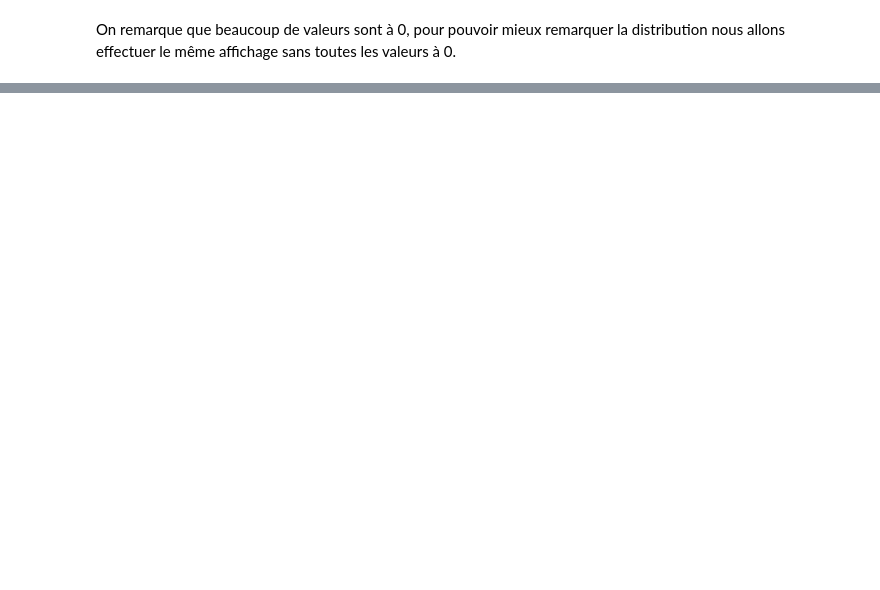
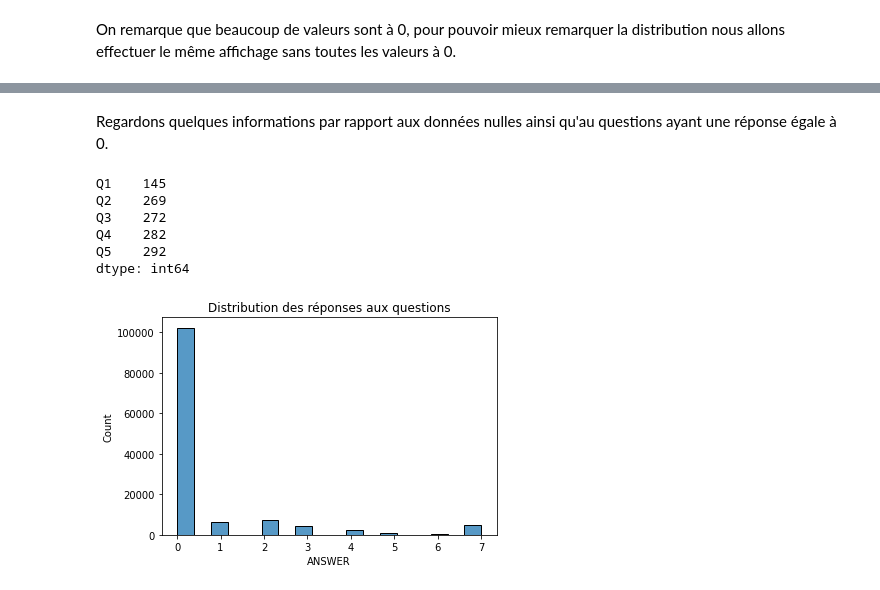
Before and after one commit to moulikatou/Ter_securite_Alimentaire_Miashs, a Jupyter notebook: notebooks/ter.ipynb, the cells around one changed output, grey strips where cells are left out. Cells and saved outputs as stored; diff of their text form; code cells hidden in the pictures; blank space fills up the shorter version.

Commit message:
cleansed everything, juste useful plots

```diff
--- a/notebooks/ter.ipynb
+++ b/notebooks/ter.ipynb
@@ -6,14 +6,12 @@
 # IMPORTS & GLOBAL VARIABLES
 ----
 # %%
-!pip install pyreadstat
-
 import os
 import pandas as pd
 import numpy as np
-import pyreadstat as pt
 
 import matplotlib.pyplot as plt
 import seaborn as sns
 
 path = "/content/drive/MyDrive/COLAB_STUFF/donnees/" # "../TER_M1_MIASHS/donnees/"
+filename = "reduced_named_data.csv"
@@ -97,30 +24,0 @@ new_files = []
-# %%
-for f in files:
-    df = lire(path + f)
-
-    annee = f.split('.')[0].split('_')
-    annee = int(annee[len(annee)-1][:4])
-    df["YEAR"] = annee
-
-    try:
-        df = df.rename(columns={"CODMEN" : "MEN"})
-    except Exception as e:
-        pass
-    df[col["metadata"]] = df[col["metadata"]].astype(int) # convert all columns about location as int
-
-    for i, column in enumerate(["S62Q1_1", "S62Q1_2", "S62Q1_3", "S62Q1_4", "S62Q1_5"]): # rename questions columns
-        df = df.rename(columns={column : col["data"][i]})
-
-    df[col["target"]] = np.nan # initialize CSI column
-    # pour chaque MEN (donc chaque ligne) du dataframe on calcule le CSI réduit
-    # (cf. la fonction "reduced_csi_score(X)")
-    for i in range(df.shape[0]):
-        d = df.iloc[i]
-        d[col["target"]] = reduced_csi_score(d[col["data"]])
-        df.iloc[i] = d
-
-    df = df.loc[:, col_to_keep] # on réduit le dataframe au colonnes voulus
-
-    filename = "donnees_" + str(annee) + ".csv" # nouveau nom de fichier
-    new_files.append(filename) # on stock le nom de fichiers (au cas où)
-    sauver(df, new_path + filename) # on sauvegarde le nouveau dataframe (dans le dossier "formated")
@@ -408,0 +36,5 @@ We'll see if there is any transformation needed in the data, we could also compl
+# %%
+raw_data = pd.read_csv(path + filename)
+raw_data = raw_data.set_index(raw_data.Index.astype(int)).iloc[:, 2:]
+raw_data[col["metadata"][1:]] = raw_data[col["metadata"][1:]].astype(int)
+raw_data.head()
@@ -408,0 +58,18 @@ We'll see if there is any transformation needed in the data, we could also compl
+# %% [markdown]
+Regardons quelques informations par rapport aux données nulles ainsi qu'au questions ayant une réponse égale à 0.
+# %%
+print(raw_data[col["data"]].isna().sum()) # en voyant le résultats, on peut se permettre de se débarasser des valeurs manquantes
+raw_data = raw_data.dropna()
+# %% [output]
+Q1    145
+Q2    269
+Q3    272
+Q4    282
+Q5    292
+dtype: int64
+# %%
+sns.histplot(plot_data.ANSWER)
+plt.title("Distribution des réponses aux questions")
+plt.show()
+# %% [output]
+[figure, added]
```
Also changed, not shown: parts of 56 cells of this notebook.
